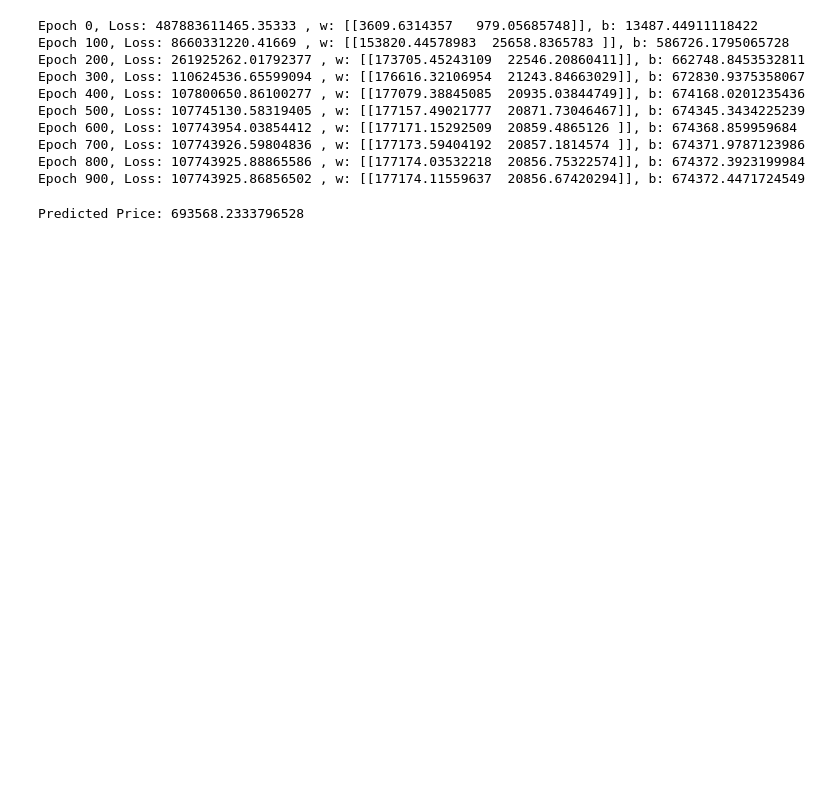
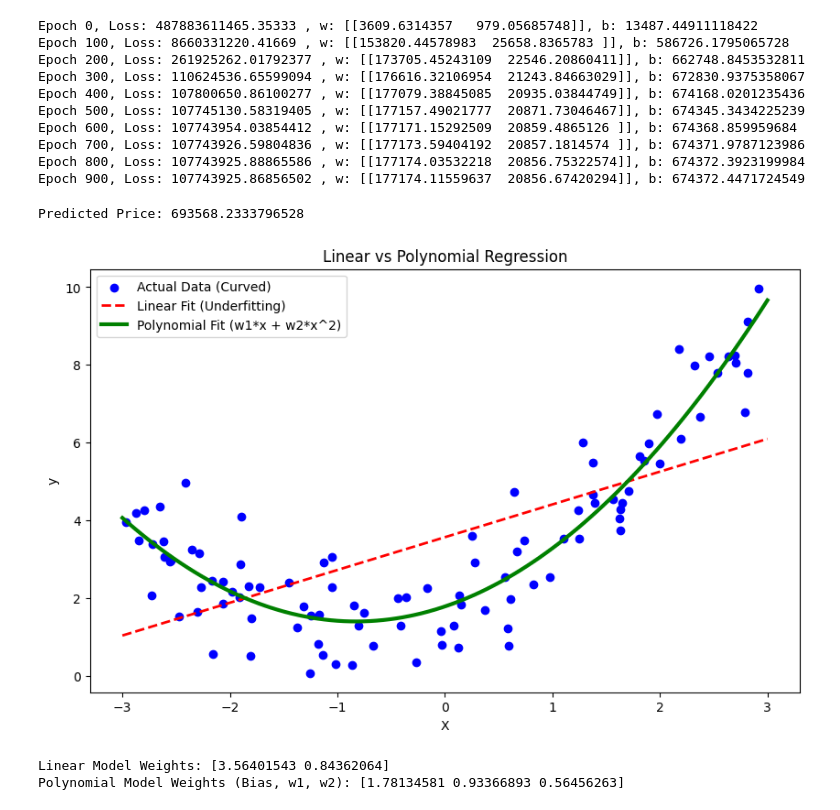
Before and after one commit to Vishvambar/machine_learning, a Jupyter notebook: linear regression/multi_feature.ipynb, the cells around one changed output. Drawn from its saved outputs; the diff is of its cells as text; code cells hidden in the pictures; blank space fills up the shorter version.

Commit message:
linear regression

```diff
--- a/linear regression/multi_feature.ipynb
+++ b/linear regression/multi_feature.ipynb
@@ -83,3 +83,63 @@ predicted_price = np.dot(new_house_scaled , w) + b
 print("Predicted Price:", predicted_price[0][0])
 # %% [output]
 Predicted Price: 693568.2333796528
+# %%
+import numpy as np
+import matplotlib.pyplot as plt
+
+np.random.seed(42)
+
+# 1. Generate Non-Linear Data (Parabola)
+# y = 0.5x^2 + x + 2
+m = 100
+X = 6 * np.random.rand(m, 1) - 3  # X values between -3 and 3
+y = 0.5 * X**2 + X + 2 + np.random.randn(m, 1)  # Quadratic equation with noise
+
+# --- ATTEMPT 1: Linear Regression (The Failure) ---
+# We try to fit a curve with a straight line.
+# Model: y = wx + b
+X_b = np.c_[np.ones((m, 1)), X]  # Add bias term (x0 = 1)
+theta_linear = np.linalg.inv(X_b.T.dot(X_b)).dot(X_b.T).dot(y) # Normal Equation for speed
+
+# --- ATTEMPT 2: Polynomial Regression (The Fix) ---
+# We MANUALLY create the x^2 feature
+# Model: y = w1*x + w2*x^2 + b
+X_square = X ** 2
+# STACK them: Column 1 is x, Column 2 is x^2
+X_poly = np.column_stack((X, X_square))
+
+# SCALE the features (Critical for Gradient Descent, though Normal Eq handles it here)
+# Let's use the closed-form solution (Normal Equation) to skip the epoch loop for simplicity
+# This finds the mathematical perfect weights instantly.
+X_poly_b = np.c_[np.ones((m, 1)), X_poly] # Add bias column
+theta_poly = np.linalg.inv(X_poly_b.T.dot(X_poly_b)).dot(X_poly_b.T).dot(y)
+
+# --- Visualization ---
+# Create a range of X values to plot the lines smoothly
+X_new = np.linspace(-3, 3, 100).reshape(100, 1)
+X_new_poly = np.column_stack((X_new, X_new**2)) # Transform test data too!
+
+# Predict
+X_new_b = np.c_[np.ones((100, 1)), X_new]
+y_predict_linear = X_new_b.dot(theta_linear)
+
+X_new_poly_b = np.c_[np.ones((100, 1)), X_new_poly]
+y_predict_poly = X_new_poly_b.dot(theta_poly)
+
+# Plot
+plt.figure(figsize=(10, 6))
+plt.scatter(X, y, color='blue', label='Actual Data (Curved)')
+plt.plot(X_new, y_predict_linear, 'r--', linewidth=2, label='Linear Fit (Underfitting)')
+plt.plot(X_new, y_predict_poly, 'g-', linewidth=3, label='Polynomial Fit (w1*x + w2*x^2)')
+plt.xlabel("X")
+plt.ylabel("y")
+plt.legend()
+plt.title("Linear vs Polynomial Regression")
+plt.show()
+
+print("Linear Model Weights:", theta_linear.flatten())
+print("Polynomial Model Weights (Bias, w1, w2):", theta_poly.flatten())
+# %% [output]
+[figure, added]
+Linear Model Weights: [3.56401543 0.84362064]
+Polynomial Model Weights (Bias, w1, w2): [1.78134581 0.93366893 0.56456263]
```
